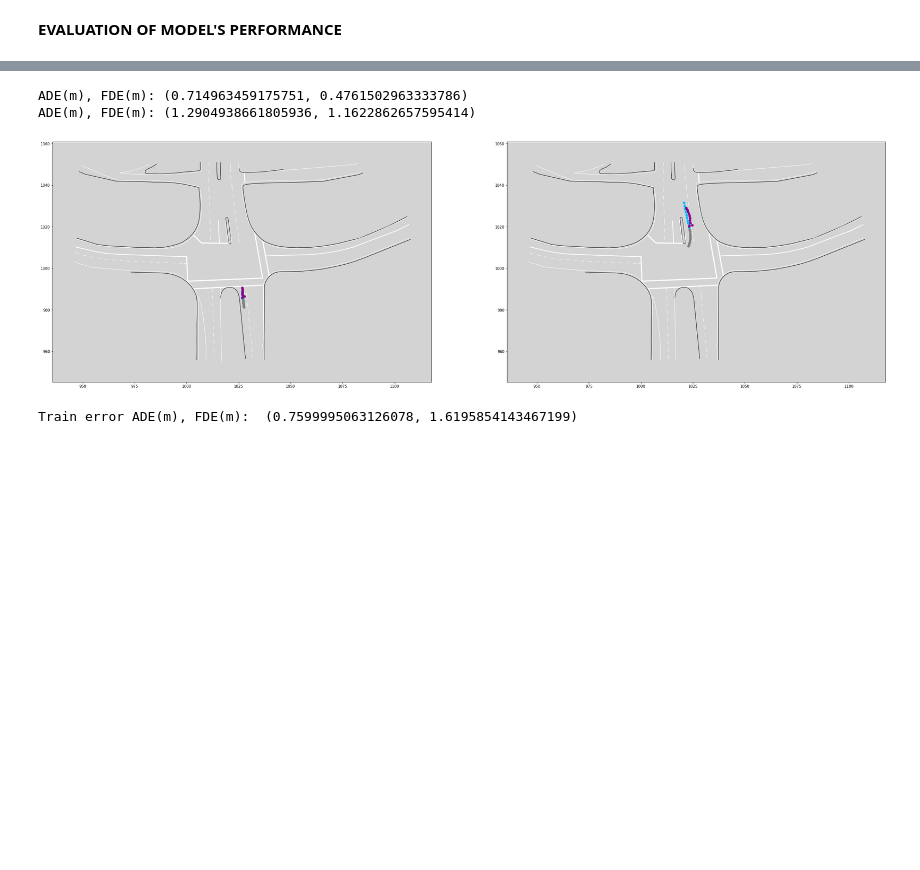
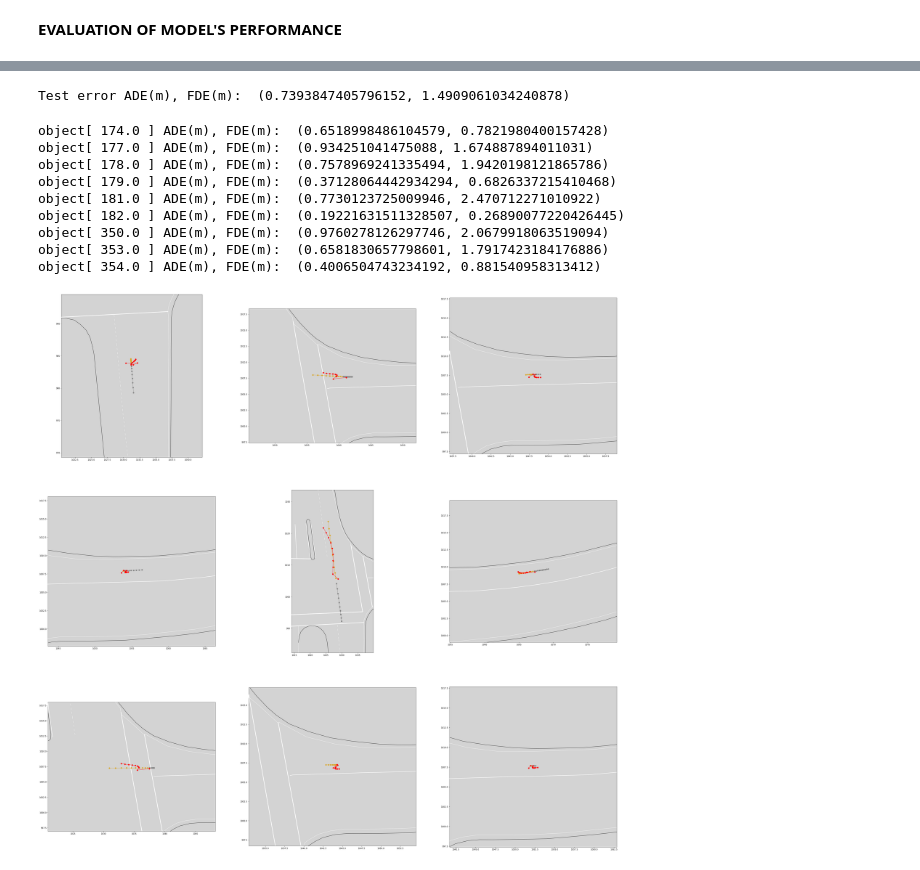
Before and after one commit to victorsergio/GNN-trajectory-prediction-2023, a Jupyter notebook: baseline-model.ipynb, the cells around one changed output, grey strips where cells are left out. Saved outputs shown, nothing was run; the diff lists cells and outputs as text; code cells hidden in the pictures; blank space fills up the shorter version.

Commit message:
Indexes and code review
Add unique object and cluster id, review the alignment of output results.

```diff
--- a/baseline-model.ipynb
+++ b/baseline-model.ipynb
@@ -540,2 +389,8 @@ WARNING:absl:Found untraced functions such as lstm_cell_layer_call_fn, lstm_cell
+# %%
+# Load clustered dataset and split the ground truth and the input
+x_test, y_test =  load_data(test_dataset_path)
+
+x_test_scaled = scale_3D_array(x_test, scaler_x_path, scaler_reload = True) # Reload the scaler from file
+y_test_scaled = scale_3D_array(y_test, scaler_y_path, scaler_reload = True)
 # %%
 # Evaluate to get MSE error over training set
@@ -600,0 +401,2 @@ ADE(m), FDE(m): (0.014921677128891841, 0.017260180720436114)
+# %%
+results_scaled = model.predict(x_test_scaled[:,:,3:])
@@ -600,0 +405,13 @@ ADE(m), FDE(m): (0.014921677128891841, 0.017260180720436114)
+# %%
+# Adding dummy data to make the results shape equal to Y, this is needed by the inverse_scaler
+#dummy_meta = np.full((results_scaled.shape[0], results_scaled.shape[1],meta_features), 0)
+dummy_meta = x_test[:,:,0:meta_features]
+dummy_feat = np.full((results_scaled.shape[0], results_scaled.shape[1],in_features - out_features), 0)
+results_scaled = np.concatenate((dummy_meta,results_scaled,dummy_feat),axis=2)
+# %%
+# Reverse normalization, Notice that we are using the Y scaler (labels)
+results = scale_3D_array(results_scaled, scaler_y_path, inverse_transform = True)
+
+print("Test error ADE(m), FDE(m): ", calculate_error_batch(results[:,:,3:5],y_test[:,:,3:5])) # Error in meters (De-normalized)
+# %% [output]
+Test error ADE(m), FDE(m):  (0.7393847405796152, 1.4909061034240878)
@@ -601,10 +421,13 @@ ADE(m), FDE(m): (0.014921677128891841, 0.017260180720436114)
 # %%
-print_single_trajectory(scene_x_train_inv,scene_y_train_inv, results_train_inv,2,0, show_map=True, zoom_map = False)
+print_trajectory_set(x_test[:,:,:], y_test[:,:,:], results[:,:,:],0,show_map=True, zoom_map=True,debug=False)
 # %% [output]
-ADE(m), FDE(m): (0.714963459175751, 0.4761502963333786)
-ADE(m), FDE(m): (1.2904938661805936, 1.1622862657595414)
+object[ 174.0 ] ADE(m), FDE(m):  (0.6518998486104579, 0.7821980400157428)
+object[ 177.0 ] ADE(m), FDE(m):  (0.934251041475088, 1.674887894011031)
+object[ 178.0 ] ADE(m), FDE(m):  (0.7578969241335494, 1.9420198121865786)
+object[ 179.0 ] ADE(m), FDE(m):  (0.37128064442934294, 0.6826337215410468)
+object[ 181.0 ] ADE(m), FDE(m):  (0.7730123725009946, 2.470712271010922)
+object[ 182.0 ] ADE(m), FDE(m):  (0.19221631511328507, 0.26890077220426445)
+object[ 350.0 ] ADE(m), FDE(m):  (0.9760278126297746, 2.0679918063519094)
+object[ 353.0 ] ADE(m), FDE(m):  (0.6581830657798601, 1.7917423184176886)
+object[ 354.0 ] ADE(m), FDE(m):  (0.4006504743234192, 0.881540958313412)
-[figure, old version]
+[figure, new version]
-# %%
-print("Train error ADE(m), FDE(m): ",calculate_error_batch(results_train_inv,scene_y_train_inv)) # Error in meters (De-normalized)
-# %% [output]
-Train error ADE(m), FDE(m):  (0.7599995063126078, 1.6195854143467199)
```
Also changed, not shown: parts of 57 cells of this notebook, 1 other file.
